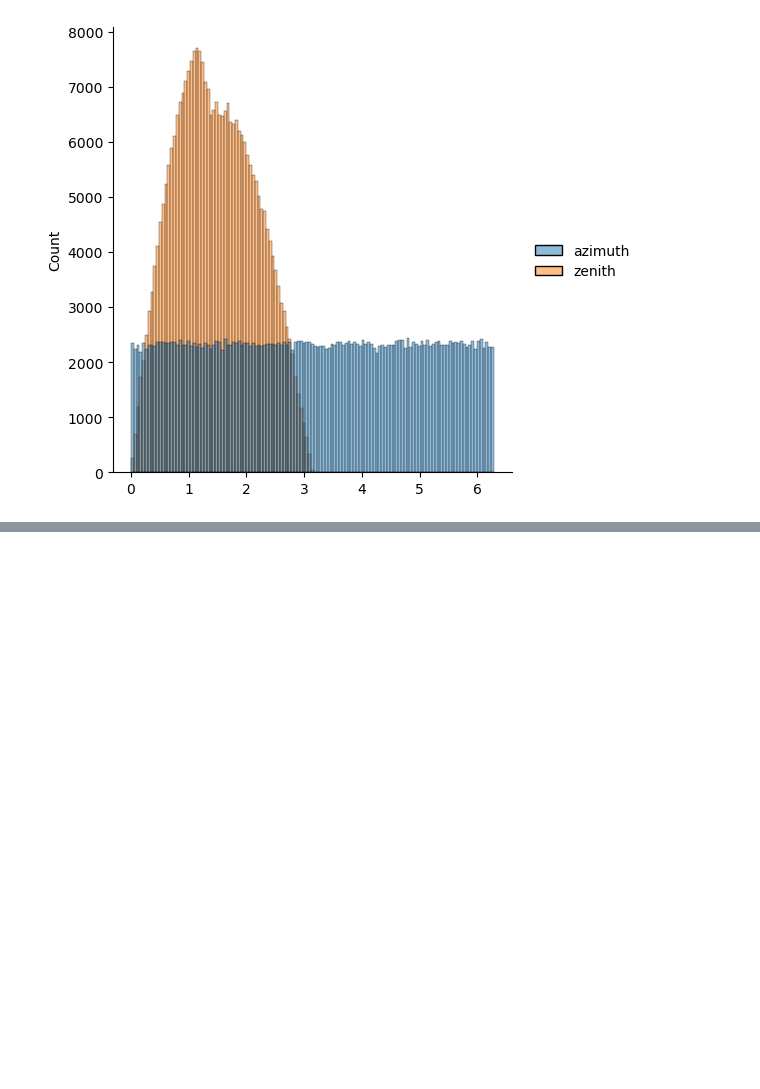
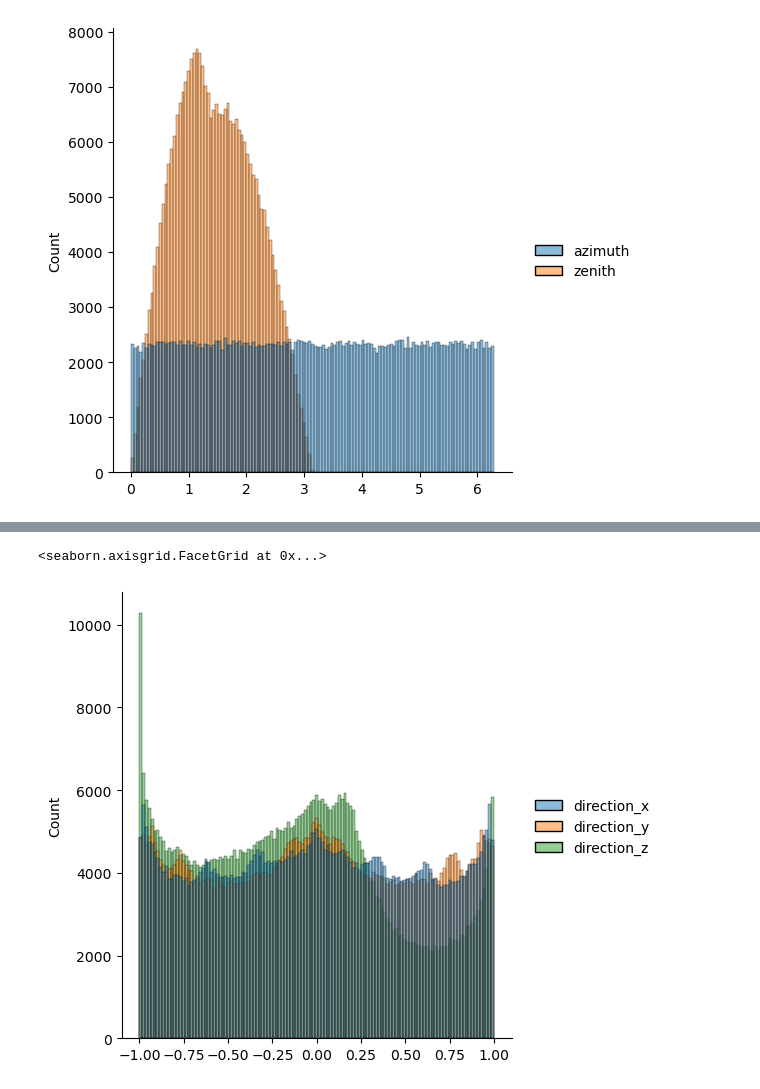
Before and after one commit to IMOKURI/kaggle-ice-cube, a Jupyter notebook: notebook/EDA.ipynb, the cells around one changed output, grey strips where cells are left out. Cells and saved outputs as stored; diff of their text form; code cells hidden in the pictures; blank space fills up the shorter version.

```diff
--- a/notebook/EDA.ipynb
+++ b/notebook/EDA.ipynb
@@ -566,0 +583,5 @@ sns.displot(submission_high_sigma.reset_index().loc[:300000, ["azimuth", "zenith
+# %%
+sns.displot(results_low_sigma[["direction_x", "direction_y", "direction_z"]])
+# %% [output]
+<seaborn.axisgrid.FacetGrid at 0x...>
+[figure, added]
```
Also changed, not shown: parts of 25 cells of this notebook, 4 other files.
